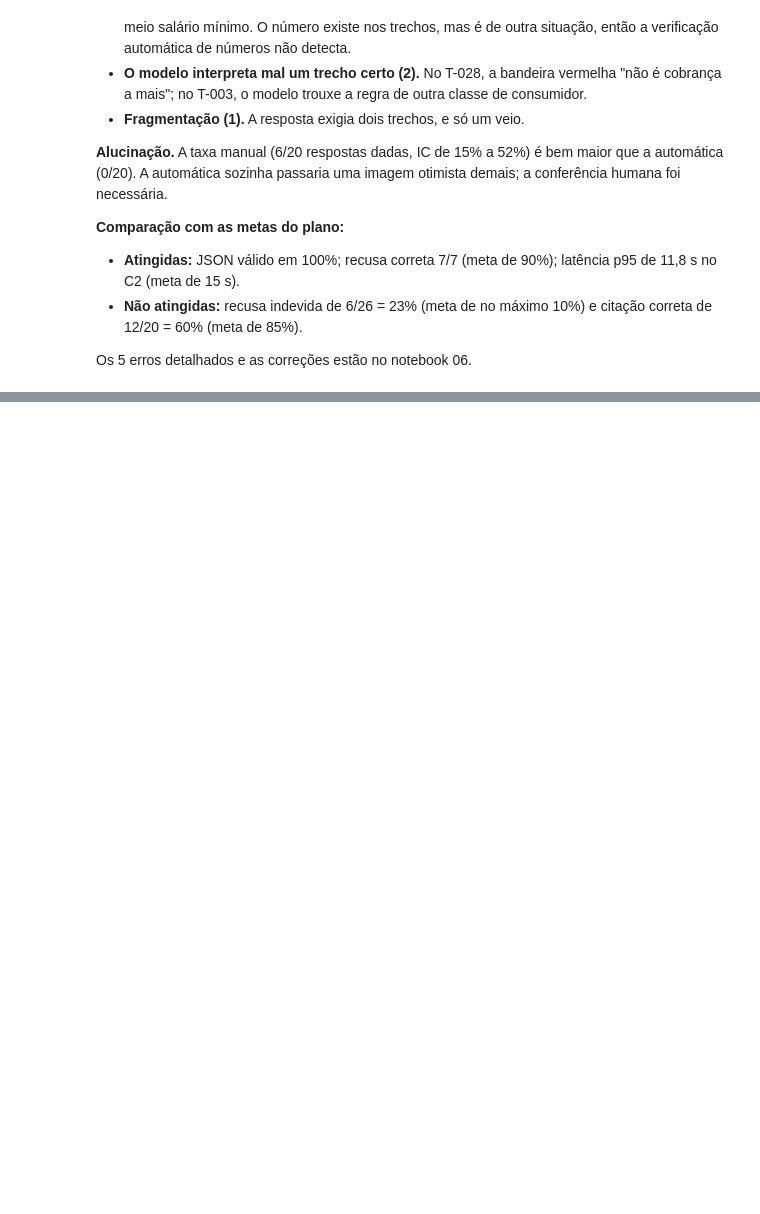
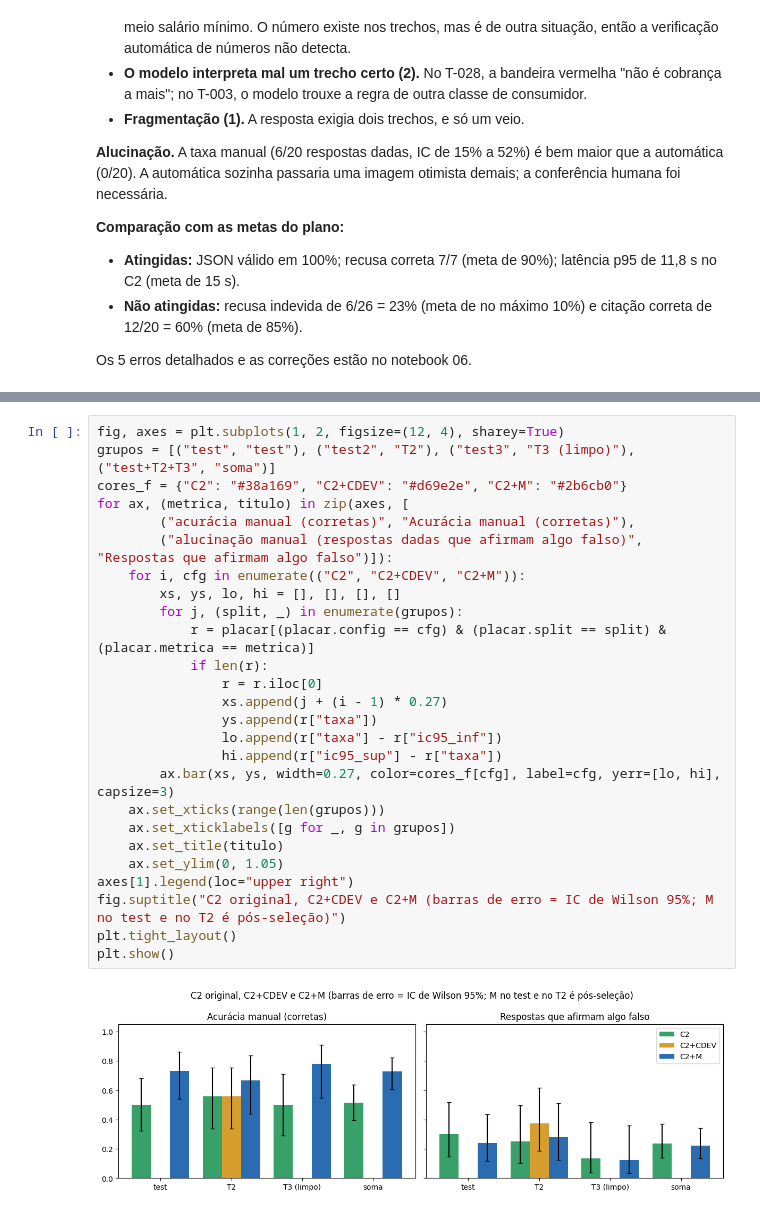
Before and after one commit to pemenezes/GS_IA, a Jupyter notebook: notebooks/05_placar_e_analise.ipynb, the cells around one changed output, grey strips where cells are left out. Drawn from its saved outputs; the diff is of its cells as text; blank space fills up the shorter version.

Commit message:
Fase 8: placar final (test, T2 e T3), notebooks 05 a 07 e validacao do Pedro
Co-authored-by: Cursor <cursoragent@cursor.com>

```diff
--- a/notebooks/05_placar_e_analise.ipynb
+++ b/notebooks/05_placar_e_analise.ipynb
@@ -282,0 +336,28 @@ Os 5 erros detalhados e as correções estão no notebook 06.
+# %%
+fig, axes = plt.subplots(1, 2, figsize=(12, 4), sharey=True)
+grupos = [("test", "test"), ("test2", "T2"), ("test3", "T3 (limpo)"), ("test+T2+T3", "soma")]
+cores_f = {"C2": "#38a169", "C2+CDEV": "#d69e2e", "C2+M": "#2b6cb0"}
+for ax, (metrica, titulo) in zip(axes, [
+        ("acurácia manual (corretas)", "Acurácia manual (corretas)"),
+        ("alucinação manual (respostas dadas que afirmam algo falso)", "Respostas que afirmam algo falso")]):
+    for i, cfg in enumerate(("C2", "C2+CDEV", "C2+M")):
+        xs, ys, lo, hi = [], [], [], []
+        for j, (split, _) in enumerate(grupos):
+            r = placar[(placar.config == cfg) & (placar.split == split) & (placar.metrica == metrica)]
+            if len(r):
+                r = r.iloc[0]
+                xs.append(j + (i - 1) * 0.27)
+                ys.append(r["taxa"])
+                lo.append(r["taxa"] - r["ic95_inf"])
+                hi.append(r["ic95_sup"] - r["taxa"])
+        ax.bar(xs, ys, width=0.27, color=cores_f[cfg], label=cfg, yerr=[lo, hi], capsize=3)
+    ax.set_xticks(range(len(grupos)))
+    ax.set_xticklabels([g for _, g in grupos])
+    ax.set_title(titulo)
+    ax.set_ylim(0, 1.05)
+axes[1].legend(loc="upper right")
+fig.suptitle("C2 original, C2+CDEV e C2+M (barras de erro = IC de Wilson 95%; M no test e no T2 é pós-seleção)")
+plt.tight_layout()
+plt.show()
+# %% [output]
+[figure, added]
```
Also changed, not shown: parts of 8 cells of this notebook, 9 other files.
